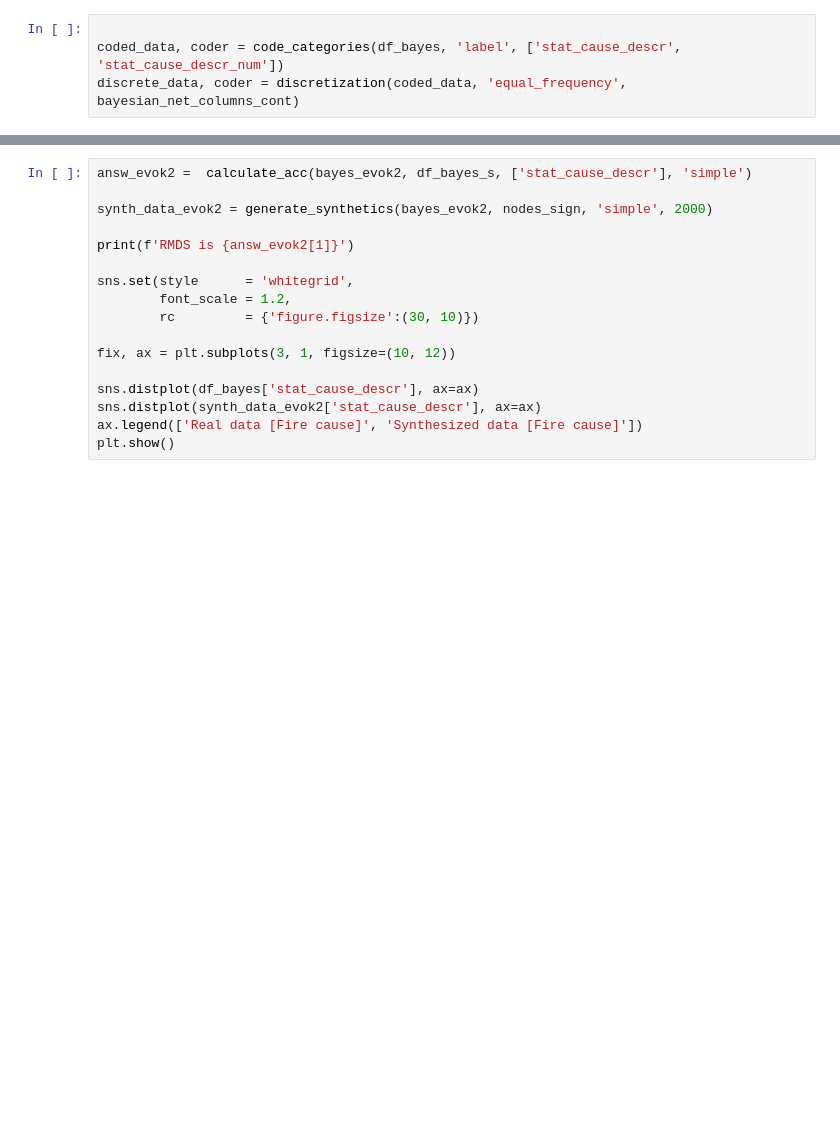
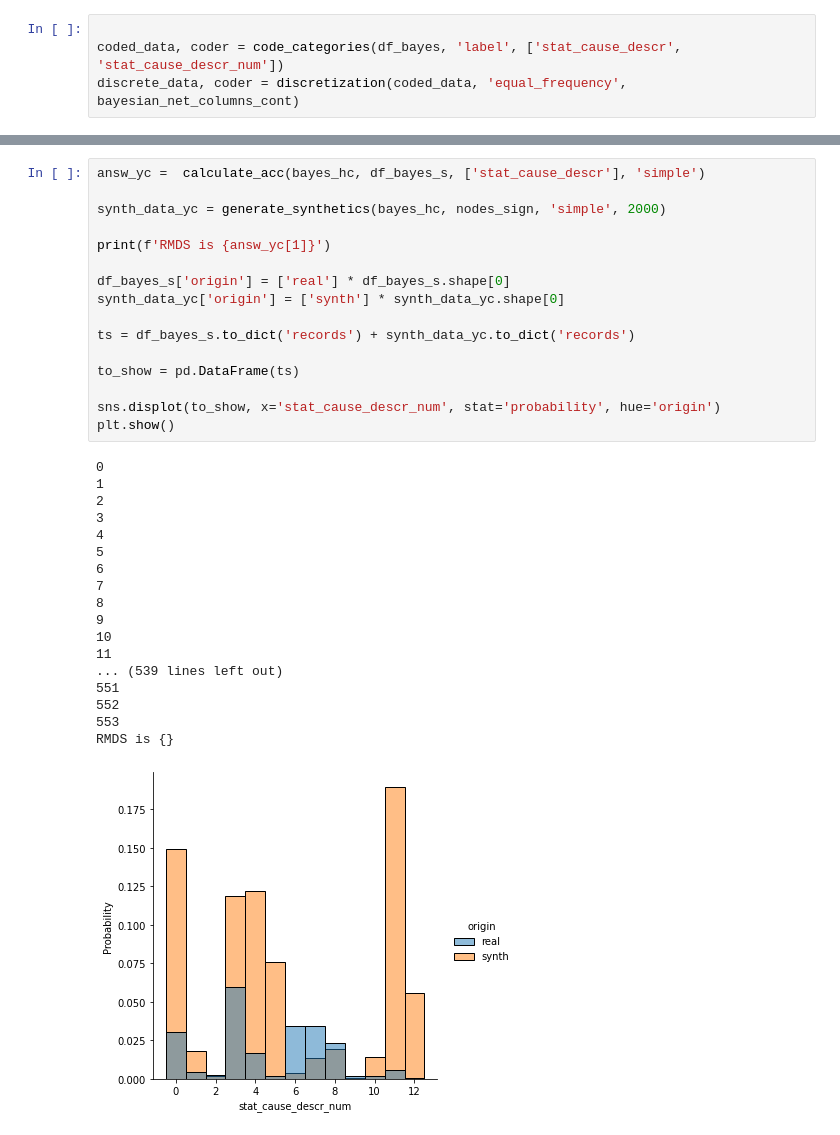
Before and after one commit to PatrykStronski/MultivariateAnalysis_Task3, a Jupyter notebook: fire_cause_prediction.ipynb, the cells around one changed output, grey strips where cells are left out. Saved outputs shown, nothing was run; the diff lists cells and outputs as text; blank space fills up the shorter version.

```diff
--- a/fire_cause_prediction.ipynb
+++ b/fire_cause_prediction.ipynb
@@ -243,17 +169,35 @@ ValueError: could not convert string to float: 'Missing/Undefined'
-# %%
-answ_evok2 =  calculate_acc(bayes_evok2, df_bayes_s, ['stat_cause_descr'], 'simple')
-
-synth_data_evok2 = generate_synthetics(bayes_evok2, nodes_sign, 'simple', 2000)
-
-print(f'RMDS is {answ_evok2[1]}')
-
-sns.set(style      = 'whitegrid',
-        font_scale = 1.2,
-        rc         = {'figure.figsize':(30, 10)})
-
-fix, ax = plt.subplots(3, 1, figsize=(10, 12))
-
-sns.distplot(df_bayes['stat_cause_descr'], ax=ax)
-sns.distplot(synth_data_evok2['stat_cause_descr'], ax=ax)
-ax.legend(['Real data [Fire cause]', 'Synthesized data [Fire cause]'])
-plt.show()
+# %%
+answ_yc =  calculate_acc(bayes_hc, df_bayes_s, ['stat_cause_descr'], 'simple')
+
+synth_data_yc = generate_synthetics(bayes_hc, nodes_sign, 'simple', 2000)
+
+print(f'RMDS is {answ_yc[1]}')
+
+df_bayes_s['origin'] = ['real'] * df_bayes_s.shape[0]
+synth_data_yc['origin'] = ['synth'] * synth_data_yc.shape[0]
+
+ts = df_bayes_s.to_dict('records') + synth_data_yc.to_dict('records')
+
+to_show = pd.DataFrame(ts)
+
+sns.displot(to_show, x='stat_cause_descr_num', stat='probability', hue='origin')
+plt.show()
+# %% [output]
+0
+1
+2
+3
+4
+5
+6
+7
+8
+9
+10
+11
+... (539 lines left out)
+551
+552
+553
+RMDS is {}
+[figure, added]
```
Also changed, not shown: parts of 6 cells of this notebook, 4 other files.
